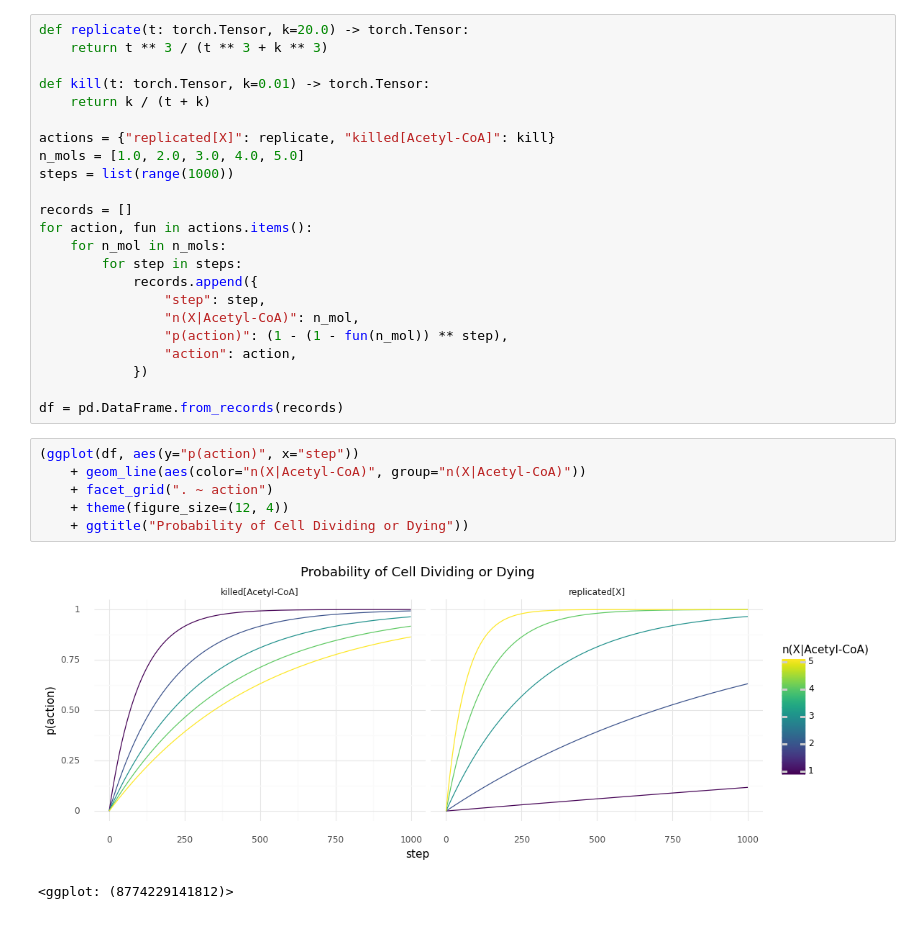
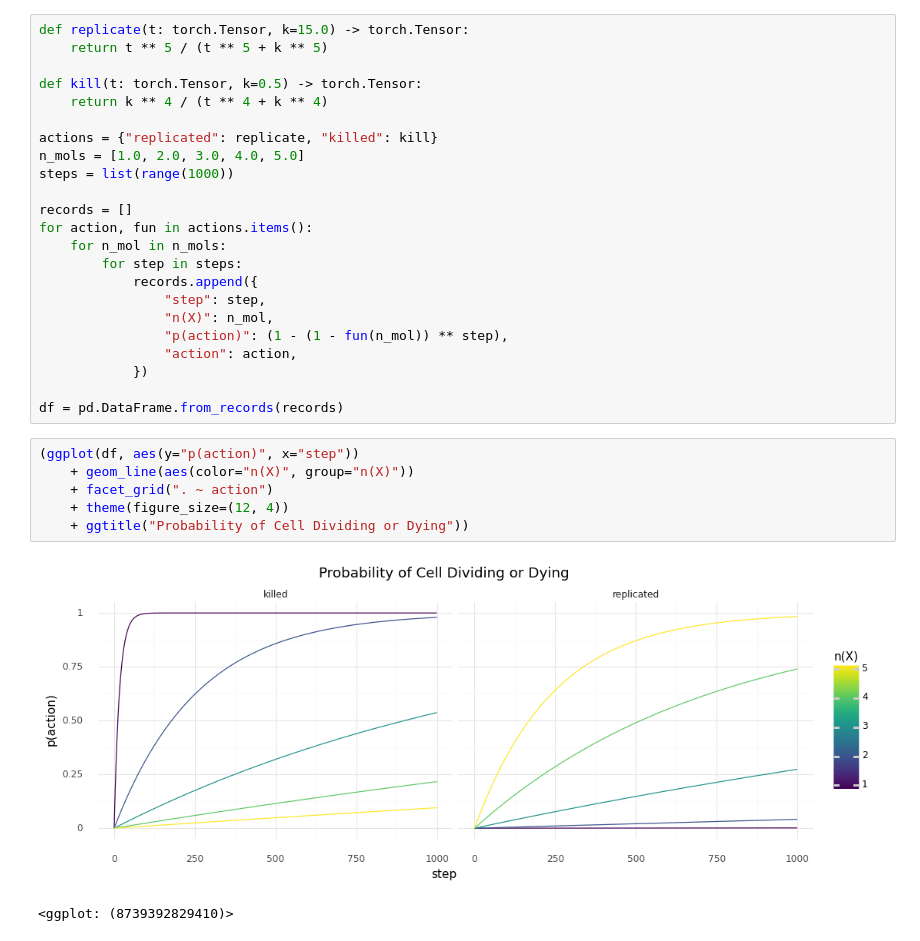
Before and after one commit to mRcSchwering/magic-soup, a Jupyter notebook: experiments/e1_co2_fixing/analyze.ipynb, the cells around one changed output. Drawn from its saved outputs; the diff is of its cells as text.

```diff
--- a/experiments/e1_co2_fixing/analyze.ipynb
+++ b/experiments/e1_co2_fixing/analyze.ipynb
@@ -22,11 +25,11 @@ THIS_DIR = Path(".") / "experiments" / "e1_co2_fixing"
 # %%
-def replicate(t: torch.Tensor, k=20.0) -> torch.Tensor:
-    return t ** 3 / (t ** 3 + k ** 3)
+def replicate(t: torch.Tensor, k=15.0) -> torch.Tensor:
+    return t ** 5 / (t ** 5 + k ** 5)
 
-def kill(t: torch.Tensor, k=0.01) -> torch.Tensor:
-    return k / (t + k)
+def kill(t: torch.Tensor, k=0.5) -> torch.Tensor:
+    return k ** 4 / (t ** 4 + k ** 4)
 
-actions = {"replicated[X]": replicate, "killed[Acetyl-CoA]": kill}
+actions = {"replicated": replicate, "killed": kill}
 n_mols = [1.0, 2.0, 3.0, 4.0, 5.0]
 steps = list(range(1000))
 
@@ -36,7 +39,7 @@ for action, fun in actions.items():
         for step in steps:
             records.append({
                 "step": step,
-                "n(X|Acetyl-CoA)": n_mol,
+                "n(X)": n_mol,
                 "p(action)": (1 - (1 - fun(n_mol)) ** step),
                 "action": action,
             })
@@ -44,11 +47,11 @@ for action, fun in actions.items():
 df = pd.DataFrame.from_records(records)
 # %%
 (ggplot(df, aes(y="p(action)", x="step"))
-    + geom_line(aes(color="n(X|Acetyl-CoA)", group="n(X|Acetyl-CoA)"))
+    + geom_line(aes(color="n(X)", group="n(X)"))
     + facet_grid(". ~ action")
     + theme(figure_size=(12, 4))
     + ggtitle("Probability of Cell Dividing or Dying"))
 # %% [output]
-[figure, old version]
+[figure, new version]
-<ggplot: (8774229141812)>
+<ggplot: (8739392829410)>
 # %%
```
Also changed, not shown: parts of 22 cells of this notebook, 4 other files.
